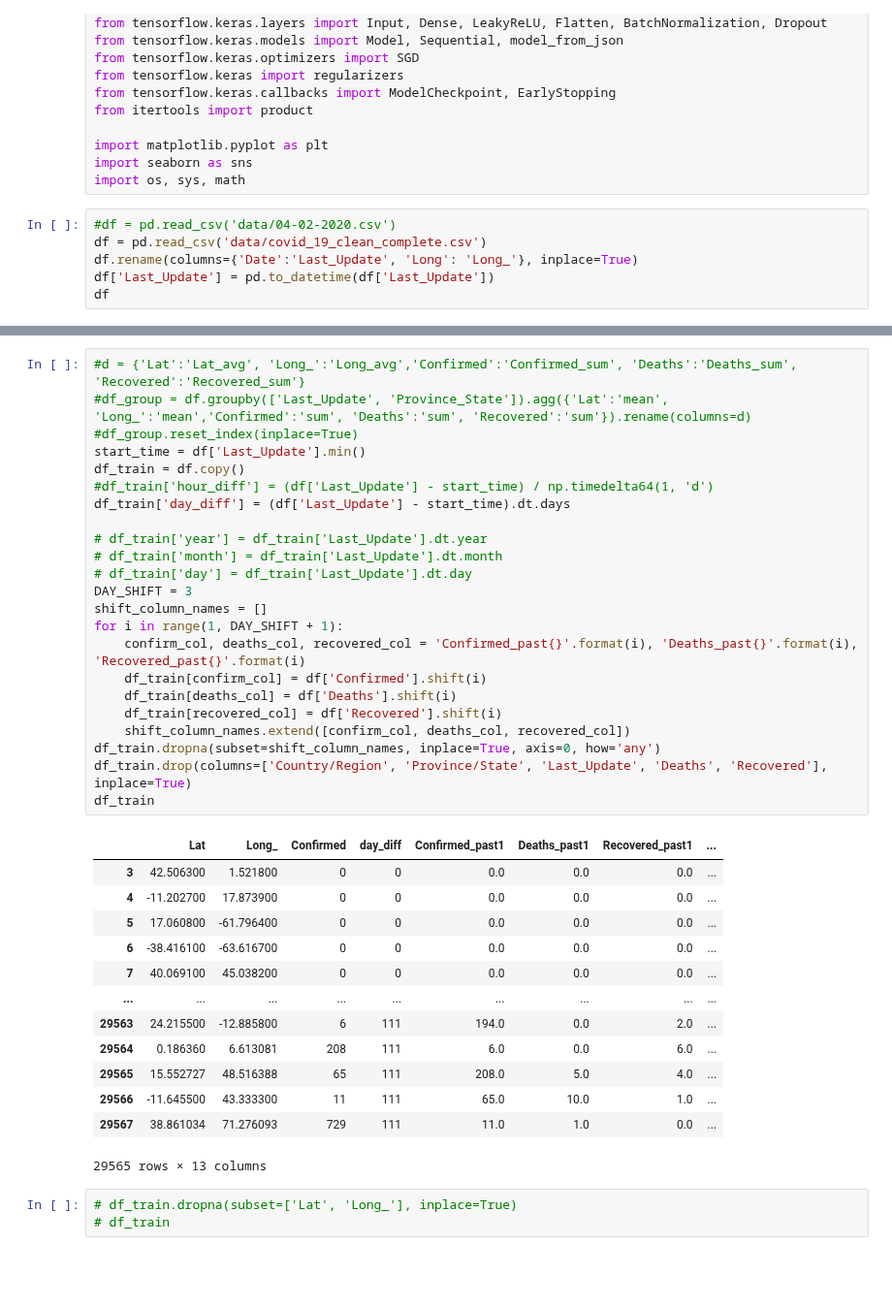
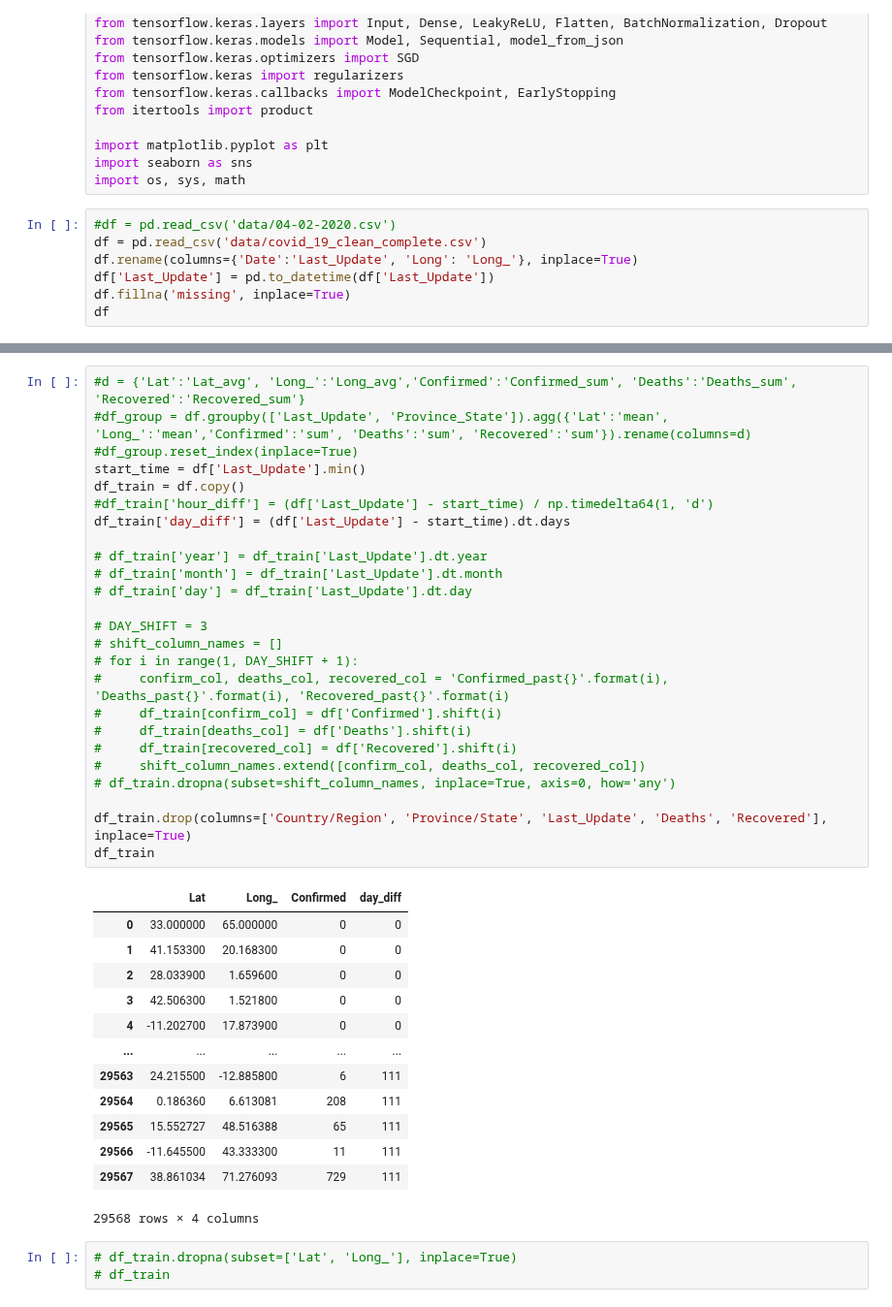
Before and after one commit to telenovelachuan/data_science, a Jupyter notebook: EECS_738_machine_learning/final/covid19.ipynb, the cells around one changed output, grey strips where cells are left out. Shown at 97% size. Saved outputs shown, nothing was run; the diff lists cells and outputs as text; blank space fills up the shorter version.

```diff
--- a/EECS_738_machine_learning/final/covid19.ipynb
+++ b/EECS_738_machine_learning/final/covid19.ipynb
@@ -23,6 +23,7 @@ import os, sys, math
 df = pd.read_csv('data/covid_19_clean_complete.csv')
 df.rename(columns={'Date':'Last_Update', 'Long': 'Long_'}, inplace=True)
 df['Last_Update'] = pd.to_datetime(df['Last_Update'])
+df.fillna('missing', inplace=True)
 df
 # %% [output]
 |  | Province/State | Country/Region | Lat | Long_ | Last_Update | Confirmed | Deaths | Recovered |
@@ -41,40 +93,42 @@ df
 # %%
 #d = {'Lat':'Lat_avg', 'Long_':'Long_avg','Confirmed':'Confirmed_sum', 'Deaths':'Deaths_sum', 'Recovered':'Recovered_sum'}
 #df_group = df.groupby(['Last_Update', 'Province_State']).agg({'Lat':'mean', 'Long_':'mean','Confirmed':'sum', 'Deaths':'sum', 'Recovered':'sum'}).rename(columns=d)
 #df_group.reset_index(inplace=True)
 start_time = df['Last_Update'].min()
 df_train = df.copy()
 #df_train['hour_diff'] = (df['Last_Update'] - start_time) / np.timedelta64(1, 'd')
 df_train['day_diff'] = (df['Last_Update'] - start_time).dt.days
 
 # df_train['year'] = df_train['Last_Update'].dt.year
 # df_train['month'] = df_train['Last_Update'].dt.month
 # df_train['day'] = df_train['Last_Update'].dt.day
-DAY_SHIFT = 3
-shift_column_names = []
-for i in range(1, DAY_SHIFT + 1):
-    confirm_col, deaths_col, recovered_col = 'Confirmed_past{}'.format(i), 'Deaths_past{}'.format(i), 'Recovered_past{}'.format(i)
-    df_train[confirm_col] = df['Confirmed'].shift(i)
-    df_train[deaths_col] = df['Deaths'].shift(i)
-    df_train[recovered_col] = df['Recovered'].shift(i)
-    shift_column_names.extend([confirm_col, deaths_col, recovered_col])
-df_train.dropna(subset=shift_column_names, inplace=True, axis=0, how='any')
+
+# DAY_SHIFT = 3
+# shift_column_names = []
+# for i in range(1, DAY_SHIFT + 1):
+#     confirm_col, deaths_col, recovered_col = 'Confirmed_past{}'.format(i), 'Deaths_past{}'.format(i), 'Recovered_past{}'.format(i)
+#     df_train[confirm_col] = df['Confirmed'].shift(i)
+#     df_train[deaths_col] = df['Deaths'].shift(i)
+#     df_train[recovered_col] = df['Recovered'].shift(i)
+#     shift_column_names.extend([confirm_col, deaths_col, recovered_col])
+# df_train.dropna(subset=shift_column_names, inplace=True, axis=0, how='any')
+
 df_train.drop(columns=['Country/Region', 'Province/State', 'Last_Update', 'Deaths', 'Recovered'], inplace=True)
 df_train
 # %% [output]
-|  | Lat | Long_ | Confirmed | day_diff | Confirmed_past1 | Deaths_past1 | Recovered_past1 | ... |
-| 3 | 42.506300 | 1.521800 | 0 | 0 | 0.0 | 0.0 | 0.0 | ... |
-| 4 | -11.202700 | 17.873900 | 0 | 0 | 0.0 | 0.0 | 0.0 | ... |
-| 5 | 17.060800 | -61.796400 | 0 | 0 | 0.0 | 0.0 | 0.0 | ... |
-| 6 | -38.416100 | -63.616700 | 0 | 0 | 0.0 | 0.0 | 0.0 | ... |
-| 7 | 40.069100 | 45.038200 | 0 | 0 | 0.0 | 0.0 | 0.0 | ... |
-| ... | ... | ... | ... | ... | ... | ... | ... | ... |
-| 29563 | 24.215500 | -12.885800 | 6 | 111 | 194.0 | 0.0 | 2.0 | ... |
-| 29564 | 0.186360 | 6.613081 | 208 | 111 | 6.0 | 0.0 | 6.0 | ... |
-| 29565 | 15.552727 | 48.516388 | 65 | 111 | 208.0 | 5.0 | 4.0 | ... |
-| 29566 | -11.645500 | 43.333300 | 11 | 111 | 65.0 | 10.0 | 1.0 | ... |
-| 29567 | 38.861034 | 71.276093 | 729 | 111 | 11.0 | 1.0 | 0.0 | ... |
+|  | Lat | Long_ | Confirmed | day_diff |
+| 0 | 33.000000 | 65.000000 | 0 | 0 |
+| 1 | 41.153300 | 20.168300 | 0 | 0 |
+| 2 | 28.033900 | 1.659600 | 0 | 0 |
+| 3 | 42.506300 | 1.521800 | 0 | 0 |
+| 4 | -11.202700 | 17.873900 | 0 | 0 |
+| ... | ... | ... | ... | ... |
+| 29563 | 24.215500 | -12.885800 | 6 | 111 |
+| 29564 | 0.186360 | 6.613081 | 208 | 111 |
+| 29565 | 15.552727 | 48.516388 | 65 | 111 |
+| 29566 | -11.645500 | 43.333300 | 11 | 111 |
+| 29567 | 38.861034 | 71.276093 | 729 | 111 |
-29565 rows × 13 columns
+29568 rows × 4 columns
 # %%
 # df_train.dropna(subset=['Lat', 'Long_'], inplace=True)
 # df_train
```
Also changed, not shown: parts of 4 cells of this notebook.
